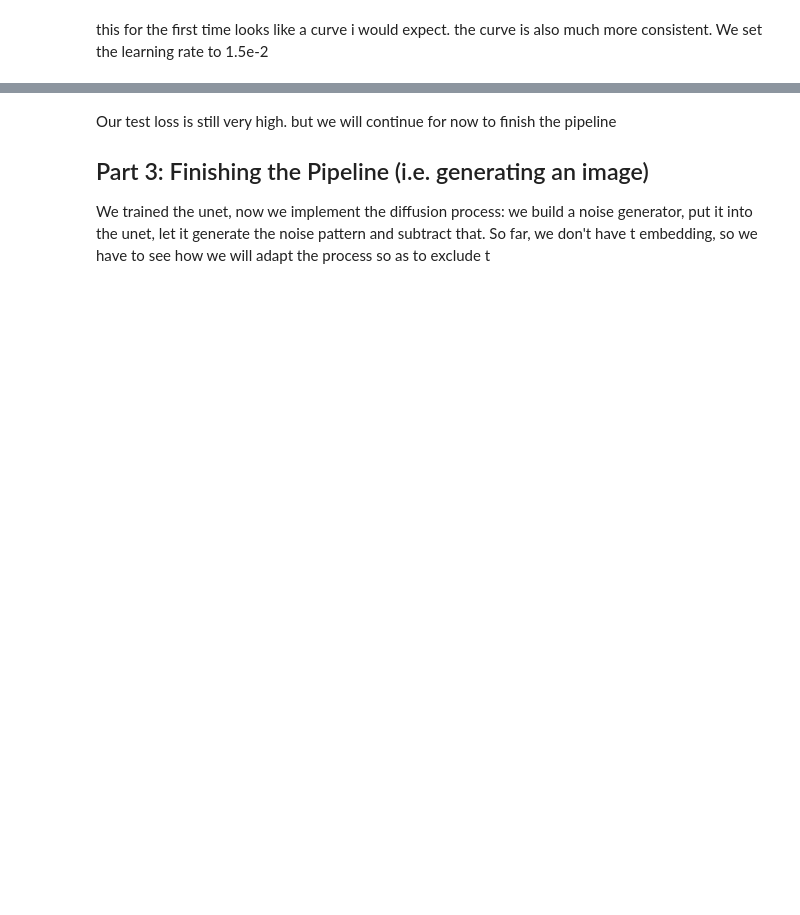
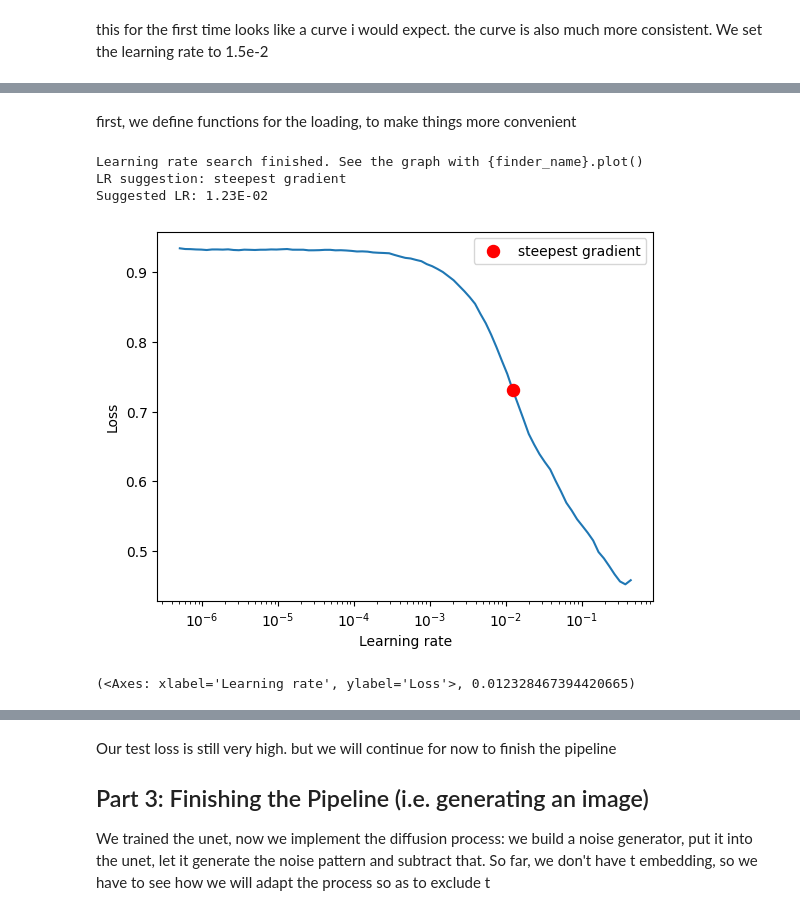
Before and after one commit to EliasAbele/diffusion-models-project, a Jupyter notebook: mnist_diffusion.ipynb, the cells around one changed output, grey strips where cells are left out. Saved outputs shown, nothing was run; the diff lists cells and outputs as text; code cells hidden in the pictures; blank space fills up the shorter version.

```diff
--- a/mnist_diffusion.ipynb
+++ b/mnist_diffusion.ipynb
@@ -515,0 +539,41 @@ Before we do further additions to the model, let's train it a bit more. for that
+# %% [markdown]
+first, we define functions for the loading, to make things more convenient
+# %%
+def load_mnist(transform=None):
+    if transform is None:
+        transform = transforms.Compose([
+            transforms.ToTensor(),
+            transforms.Normalize((0.5,), (0.5,))
+        ])
+    train_set = datasets.MNIST(
+        root='./data', train=True,  download=True, transform=transform)
+    test_set = datasets.MNIST(
+        root='./data', train=False, download=True, transform=transform)
+    return train_set, test_set
+
+
+def get_zeros_loaders(train_set, test_set, scheduler, batch_size=32):
+    train_zeros = NoisyMNIST(zeros_only(train_set), scheduler)
+    test_zeros = NoisyMNIST(zeros_only(test_set), scheduler)
+    train_loader = DataLoader(train_zeros, batch_size=batch_size, shuffle=True)
+    test_loader = DataLoader(test_zeros,  batch_size=batch_size, shuffle=False)
+    return train_loader, test_loader
+# %%
+train_set, test_set = load_mnist()
+train_loader, test_loader = get_zeros_loaders(
+    train_set, test_set, scheduler, batch_size)
+# %%
+model = UNet().to(device)
+
+loss_fn = nn.MSELoss()
+optimizer = torch.optim.Adam(model.parameters(), lr=1e-7)
+
+lr_finder = LRFinder(model, optimizer, F.mse_loss)
+lr_finder.range_test(train_loader, end_lr=1, num_iter=100)
+lr_finder.plot()
+# %% [output]
+Learning rate search finished. See the graph with {finder_name}.plot()
+LR suggestion: steepest gradient
+Suggested LR: 1.23E-02
+[figure, added]
+(<Axes: xlabel='Learning rate', ylabel='Loss'>, 0.012328467394420665)
```
Also changed, not shown: parts of 58 cells of this notebook.
